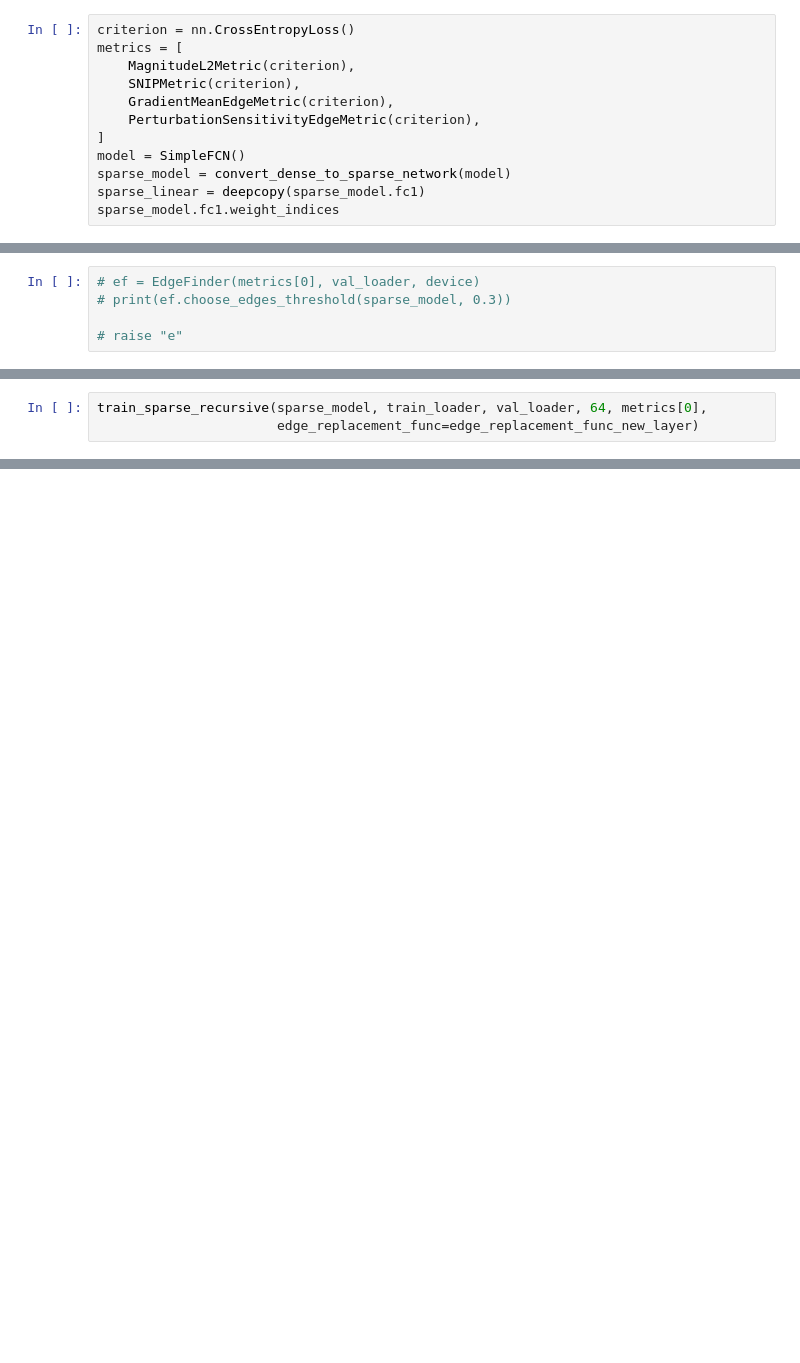
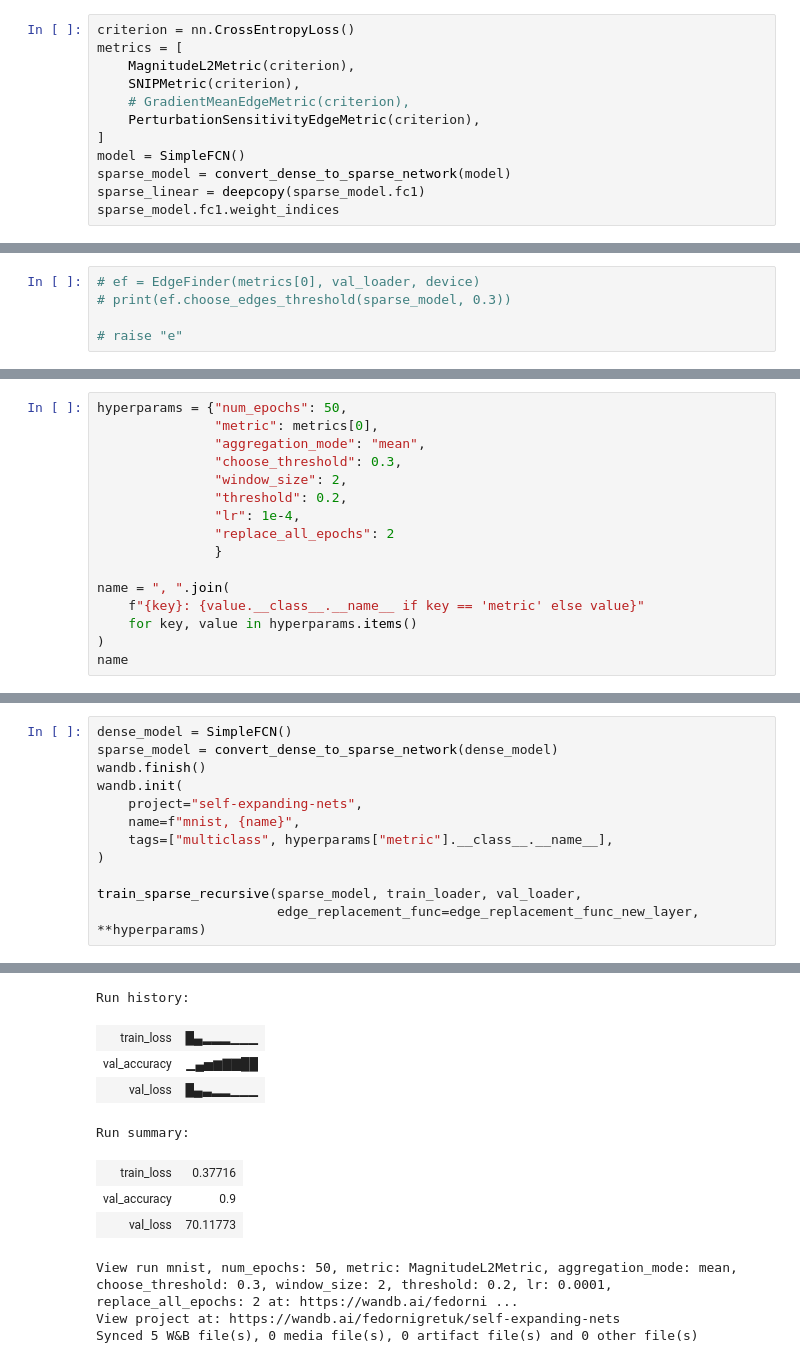
Before and after one commit to CTLab-ITMO/self-expanding-nets, a Jupyter notebook: experiments/training/mnist.ipynb, the cells around one changed output, grey strips where cells are left out. Drawn from its saved outputs; the diff is of its cells as text; blank space fills up the shorter version.

```diff
--- a/experiments/training/mnist.ipynb
+++ b/experiments/training/mnist.ipynb
@@ -137,7 +223,7 @@ criterion = nn.CrossEntropyLoss()
 metrics = [
     MagnitudeL2Metric(criterion),
     SNIPMetric(criterion),
-    GradientMeanEdgeMetric(criterion),
+    # GradientMeanEdgeMetric(criterion),
     PerturbationSensitivityEdgeMetric(criterion),
 ]
 model = SimpleFCN()
@@ -183,3 +256,0 @@ View run at https://wandb.ai/fedornigretuk/self-expanding-nets/runs/yitk3ugv
-# %%
-train_sparse_recursive(sparse_model, train_loader, val_loader, 64, metrics[0],
-                       edge_replacement_func=edge_replacement_func_new_layer)
@@ -202,0 +257,16 @@ Epoch 12/64, Train Loss: 2.4520, Val Loss: 2.3252, Val Accuracy: 0.2361
+# %%
+hyperparams = {"num_epochs": 50,
+               "metric": metrics[0],
+               "aggregation_mode": "mean",
+               "choose_threshold": 0.3,
+               "window_size": 2,
+               "threshold": 0.2,
+               "lr": 1e-4,
+               "replace_all_epochs": 2
+               }
+
+name = ", ".join(
+    f"{key}: {value.__class__.__name__ if key == 'metric' else value}"
+    for key, value in hyperparams.items()
+)
+name
@@ -202,0 +275,13 @@ Epoch 12/64, Train Loss: 2.4520, Val Loss: 2.3252, Val Accuracy: 0.2361
+# %%
+dense_model = SimpleFCN()
+sparse_model = convert_dense_to_sparse_network(dense_model)
+wandb.finish()
+wandb.init(
+    project="self-expanding-nets",
+    name=f"mnist, {name}",
+    tags=["multiclass", hyperparams["metric"].__class__.__name__],
+)
+
+train_sparse_recursive(sparse_model, train_loader, val_loader,
+                       edge_replacement_func=edge_replacement_func_new_layer, **hyperparams)
+# %% [output]
@@ -202,0 +289,11 @@ Epoch 12/64, Train Loss: 2.4520, Val Loss: 2.3252, Val Accuracy: 0.2361
+Run history:
+| train_loss | █▄▂▂▂▁▁▁ |
+| val_accuracy | ▁▄▅▆▇▇██ |
+| val_loss | █▄▃▂▂▁▁▁ |
+Run summary:
+| train_loss | 0.37716 |
+| val_accuracy | 0.9 |
+| val_loss | 70.11773 |
+View run mnist, num_epochs: 50, metric: MagnitudeL2Metric, aggregation_mode: mean, choose_threshold: 0.3, window_size: 2, threshold: 0.2, lr: 0.0001, replace_all_epochs: 2 at: https://wandb.ai/fedorni ...
+View project at: https://wandb.ai/fedornigretuk/self-expanding-nets
+Synced 5 W&B file(s), 0 media file(s), 0 artifact file(s) and 0 other file(s)
```
Also changed, not shown: parts of 6 cells of this notebook, 5 other files.
